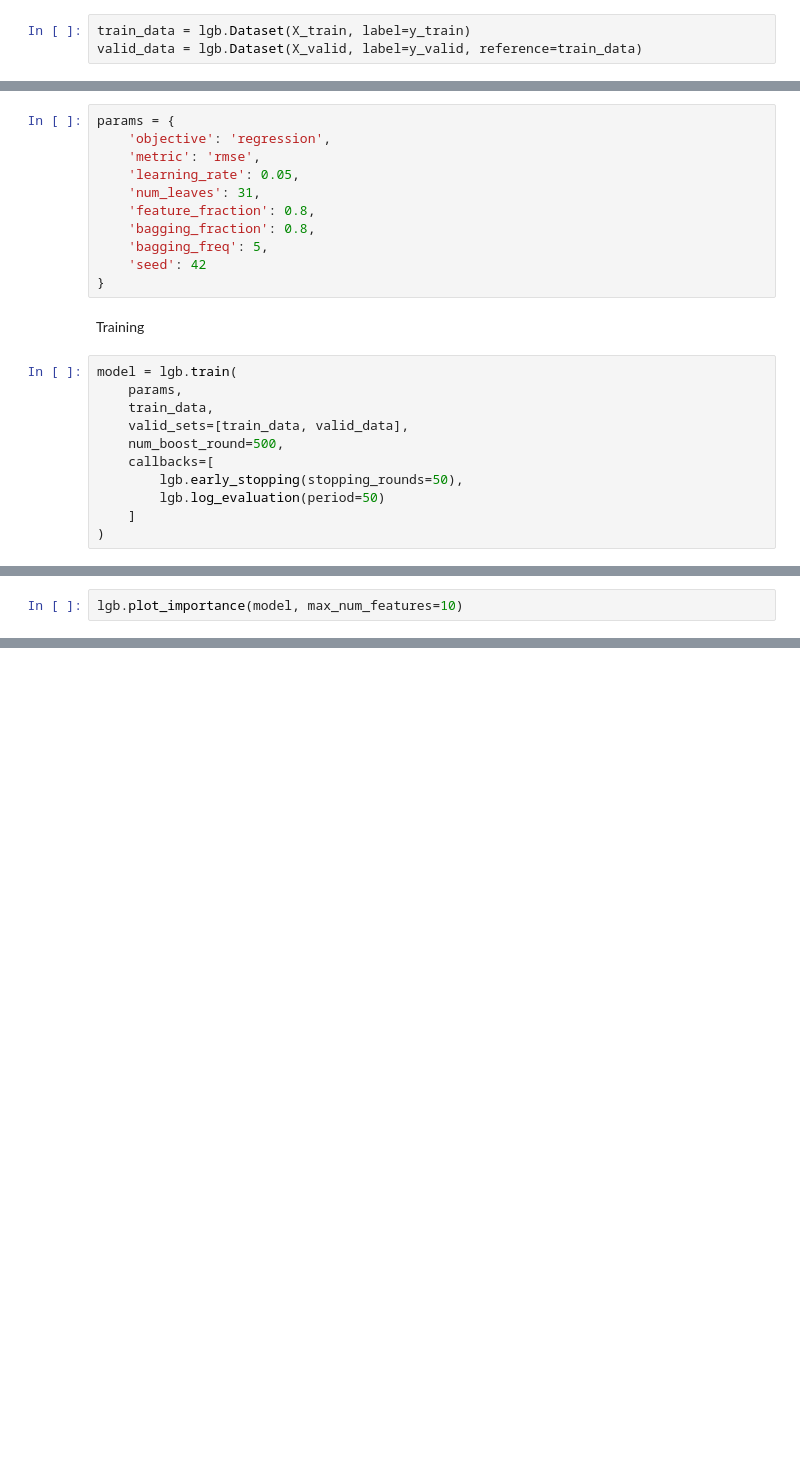
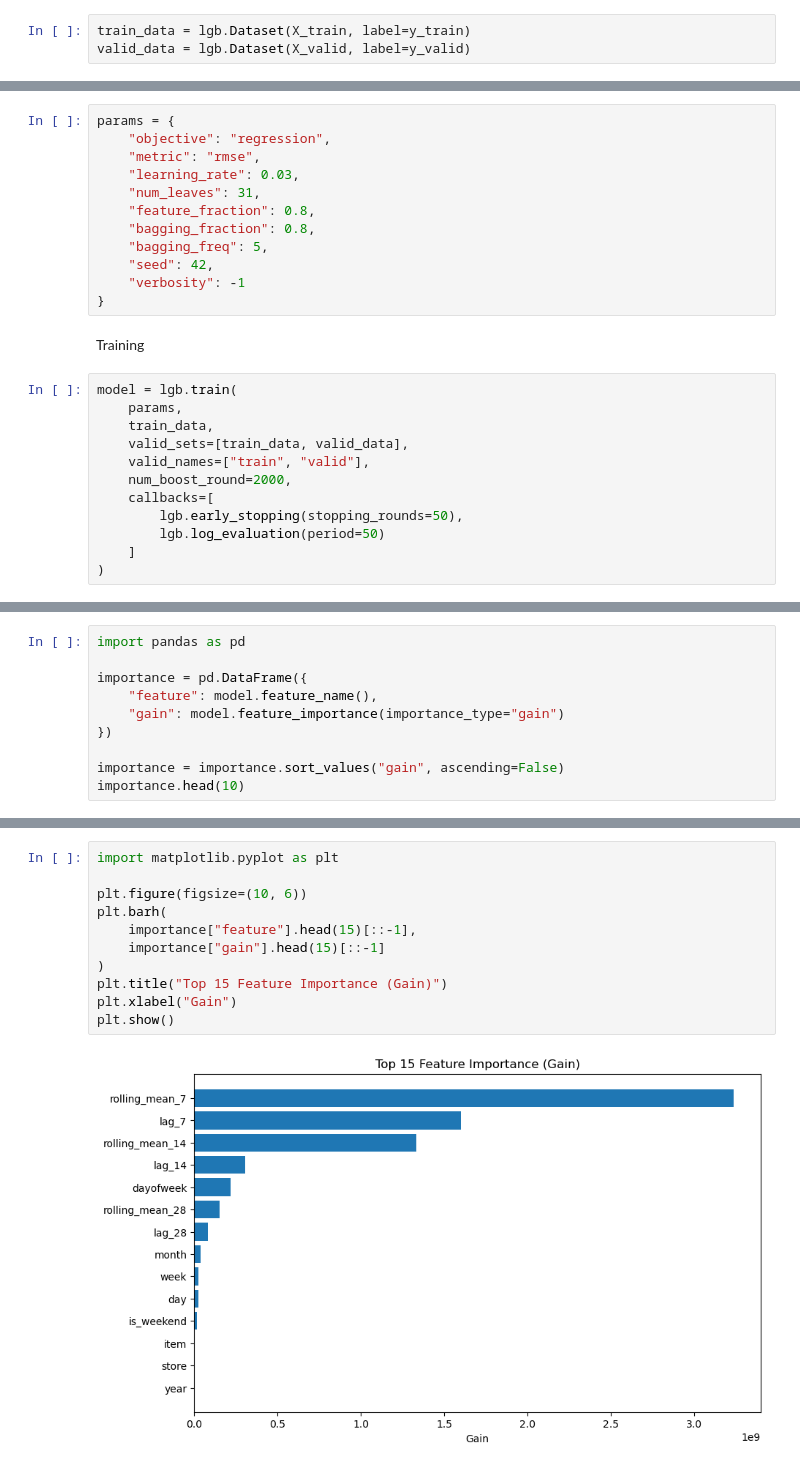
Before and after one commit to RifqiCah/demand-forecasting-mlops, a Jupyter notebook: notebooks/03_modeling.ipynb, the cells around one changed output, grey strips where cells are left out. Cells and saved outputs as stored; diff of their text form; blank space fills up the shorter version.

Commit message:
feature engineering, modelling and inference

```diff
--- a/notebooks/03_modeling.ipynb
+++ b/notebooks/03_modeling.ipynb
@@ -87,19 +74,20 @@ import numpy as np
 Dataset ke LightGBM Format
 # %%
 train_data = lgb.Dataset(X_train, label=y_train)
-valid_data = lgb.Dataset(X_valid, label=y_valid, reference=train_data)
+valid_data = lgb.Dataset(X_valid, label=y_valid)
 # %% [markdown]
 Parameter Baseline
 # %%
 params = {
-    'objective': 'regression',
-    'metric': 'rmse',
-    'learning_rate': 0.05,
-    'num_leaves': 31,
-    'feature_fraction': 0.8,
-    'bagging_fraction': 0.8,
-    'bagging_freq': 5,
-    'seed': 42
+    "objective": "regression",
+    "metric": "rmse",
+    "learning_rate": 0.03,
+    "num_leaves": 31,
+    "feature_fraction": 0.8,
+    "bagging_fraction": 0.8,
+    "bagging_freq": 5,
+    "seed": 42,
+    "verbosity": -1
 }
 # %% [markdown]
 Training
@@ -108,7 +96,8 @@ model = lgb.train(
     params,
     train_data,
     valid_sets=[train_data, valid_data],
-    num_boost_round=500,
+    valid_names=["train", "valid"],
+    num_boost_round=2000,
     callbacks=[
         lgb.early_stopping(stopping_rounds=50),
         lgb.log_evaluation(period=50)
@@ -151,3 +136,11 @@ Feature Importance
 # %%
-lgb.plot_importance(model, max_num_features=10)
+import pandas as pd
+
+importance = pd.DataFrame({
+    "feature": model.feature_name(),
+    "gain": model.feature_importance(importance_type="gain")
+})
+
+importance = importance.sort_values("gain", ascending=False)
+importance.head(10)
 # %% [output]
@@ -157,0 +158,13 @@ Feature importance analysis shows that historical rolling averages and short-ter
+# %%
+import matplotlib.pyplot as plt
+
+plt.figure(figsize=(10, 6))
+plt.barh(
+    importance["feature"].head(15)[::-1],
+    importance["gain"].head(15)[::-1]
+)
+plt.title("Top 15 Feature Importance (Gain)")
+plt.xlabel("Gain")
+plt.show()
+# %% [output]
+[figure, added]
```
Also changed, not shown: parts of 22 cells of this notebook, 10 other files.
